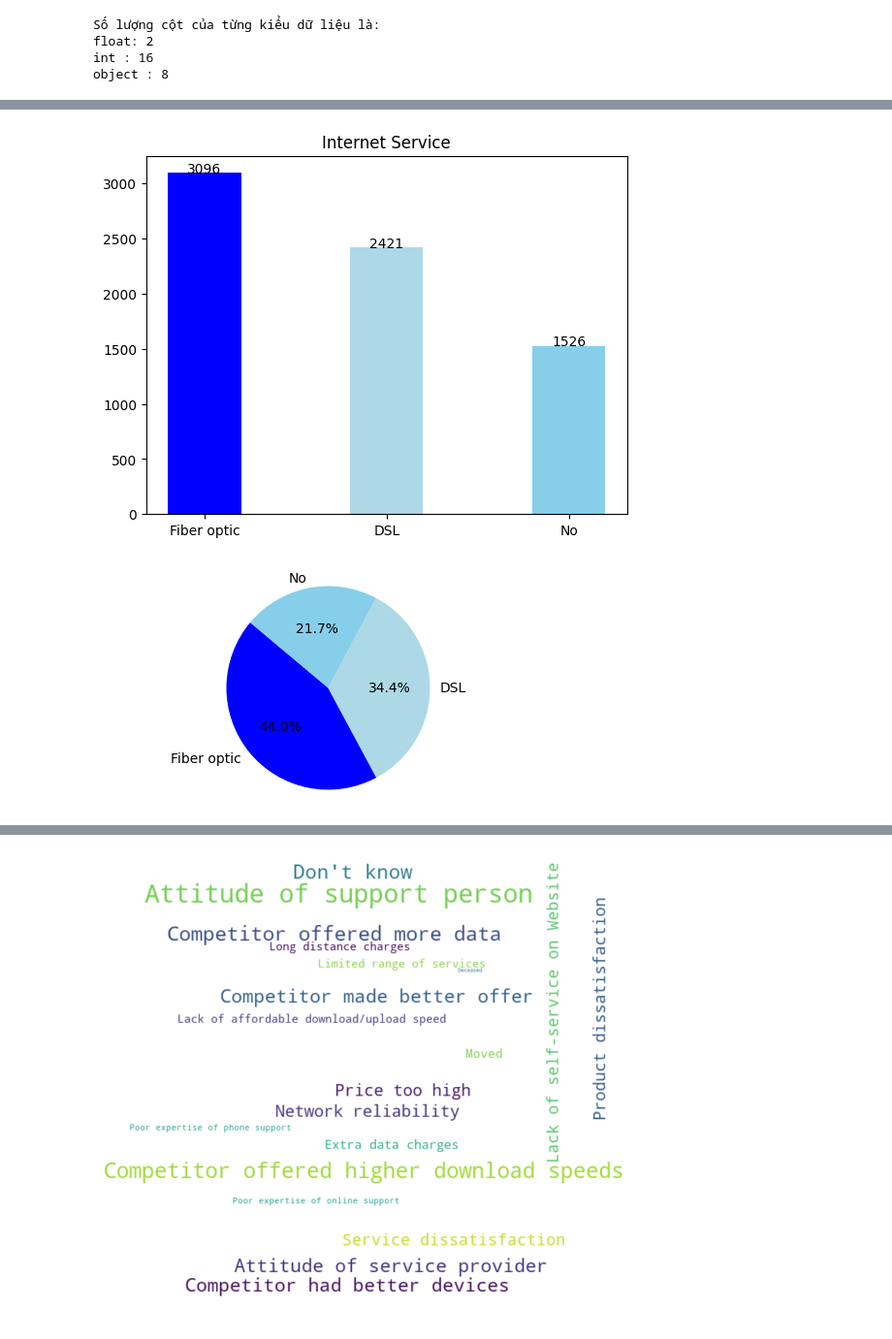
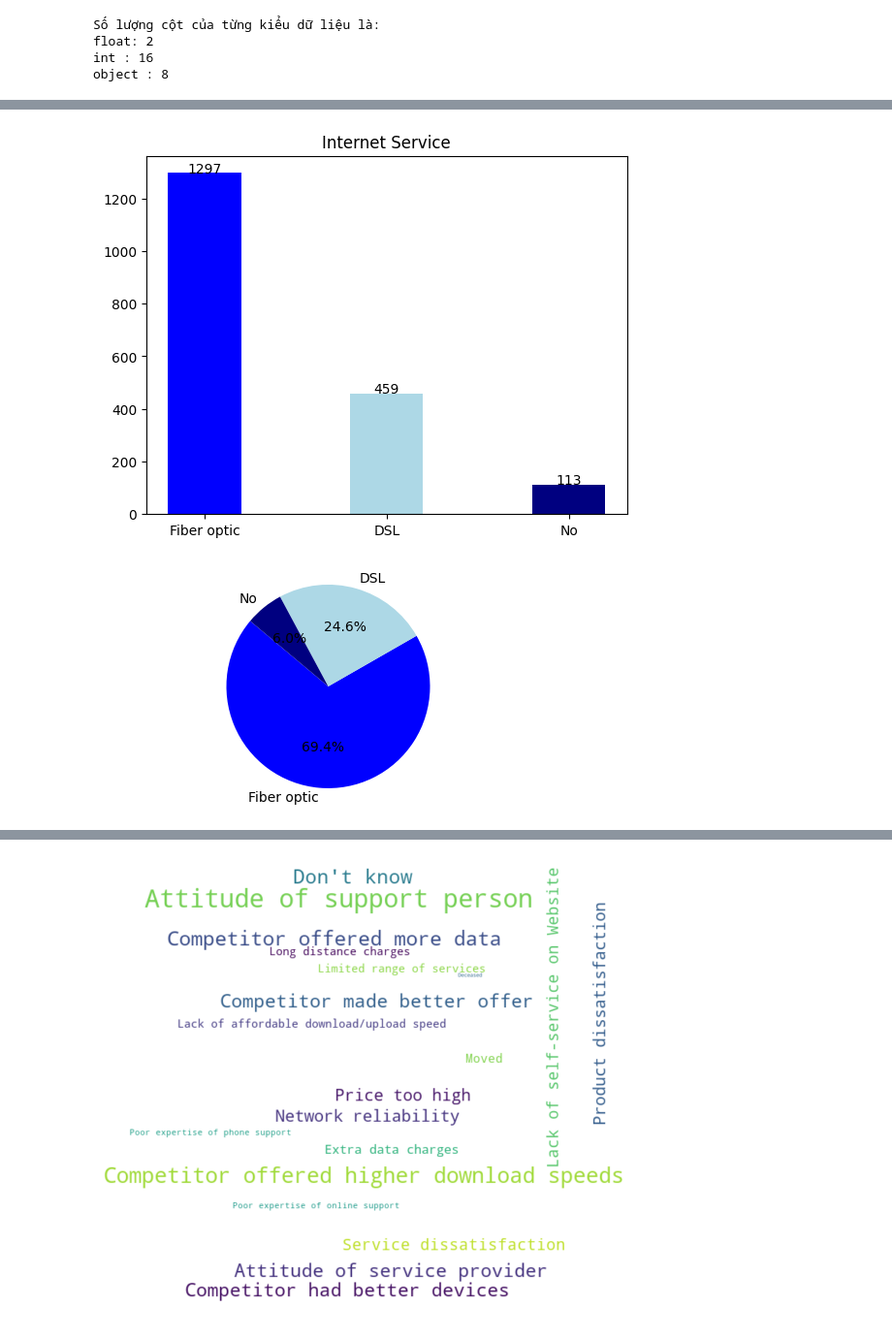
Before and after one commit to neyud/LTCSDL, a Jupyter notebook: churn_telco (1).ipynb, the cells around one changed output, grey strips where cells are left out. Shown at 97% size. Saved outputs shown, nothing was run; the diff lists cells and outputs as text; code cells hidden in the pictures.

```diff
--- a/churn_telco (1).ipynb
+++ b/churn_telco (1).ipynb
@@ -277,8 +278,9 @@ object : 8
 # df.to_csv('du_lieu_sau_khi_lam_sach.csv', index=False)
 # %%
 # Tính toán số lượng nam và nữ từ DataFrame
-male_count = df[df['Gender'] == 'Male'].shape[0]
-female_count = df[df['Gender'] == 'Female'].shape[0]
+male_count = df[(df['Gender'] == 'Male') & (df['Churn Label'] == 1)].shape[0]
+female_count = df[(df['Gender'] == 'Female') & (df['Churn Label'] == 1)].shape[0]
+
 
 # Danh sách các màu cho các cột tương ứng
 colors = ['blue', 'pink']
@@ -368,44 +489,43 @@ plt.show()
 # %%
 # Internet Service: Cho biết khách hàng có đăng ký dịch vụ Internet với công ty hay không (Fiber optic| DSL| No)
-Fiber_optic_count = df[df['Internet Service'] == 'Fiber optic'].shape[0]
-DSL_count = df[df['Internet Service'] == 'DSL'].shape[0]
-No_count = df[df['Internet Service'] == 'No'].shape[0]
+Fiber_optic_count = df[(df['Internet Service'] == 'Fiber optic') & (df['Churn Label'] == 1)].shape[0]
+DSL_count =df[(df['Internet Service'] == 'DSL') & (df['Churn Label'] == 1)].shape[0]
+No_count = df[(df['Internet Service'] == 'No') & (df['Churn Label'] == 1)].shape[0]
+
+# Tạo danh sách số lượng và nhãn
+counts = [Fiber_optic_count, DSL_count, No_count]
+labels = ['Fiber optic', 'DSL', 'No']
 
 # Danh sách các màu cho các cột tương ứng
-colors = ['blue', 'lightblue', 'skyblue']
+colors = ['blue', 'lightblue', 'navy']
 
 # Vẽ biểu đồ cột và chỉ định màu sắc cho từng cột
-plt.bar(['Fiber optic', 'DSL','No'], [ Fiber_optic_count, DSL_count,No_count], color=colors, width=0.4)
+plt.bar(labels, counts, color=colors, width=0.4)
 
 # Đặt tiêu đề cho biểu đồ
 plt.title('Internet Service')
 
 for i, count in enumerate([Fiber_optic_count, DSL_count,No_count]):
     plt.text(i, count + 0.1, str(count), ha='center')
 
 # Hiển thị biểu đồ
 plt.show()
 
-
-
-# Tạo danh sách số lượng và nhãn
-counts = [Fiber_optic_count, DSL_count, No_count]
-labels = ['Fiber optic', 'DSL', 'No']
 
 # Tạo biểu đồ tròn
 explode = (0, 0, 0)
 
 plt.figure(figsize=(6, 3))
 plt.pie(counts, explode=explode, labels=labels, colors=colors, autopct='%1.1f%%', startangle=140)
 
 # Đặt tiêu đề
 plt.title('')
 
 # Đảm bảo biểu đồ tròn
 plt.axis('equal')
 
 # Hiển thị biểu đồ tròn
 plt.show()
 # %% [output]
-[figure, old version]
+[figure, new version]
-[figure, old version]
+[figure, new version]
```
Also changed, not shown: parts of 16 cells of this notebook.
